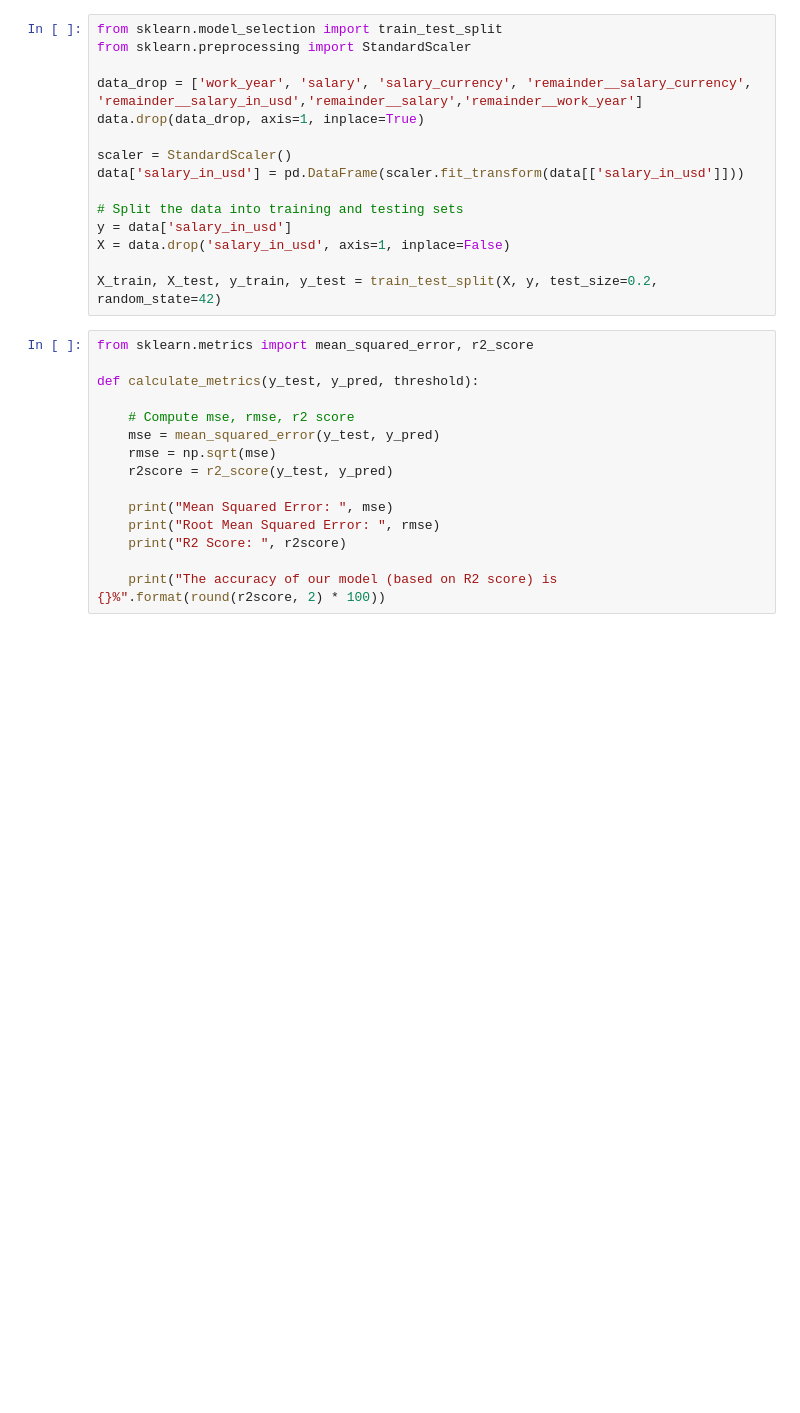
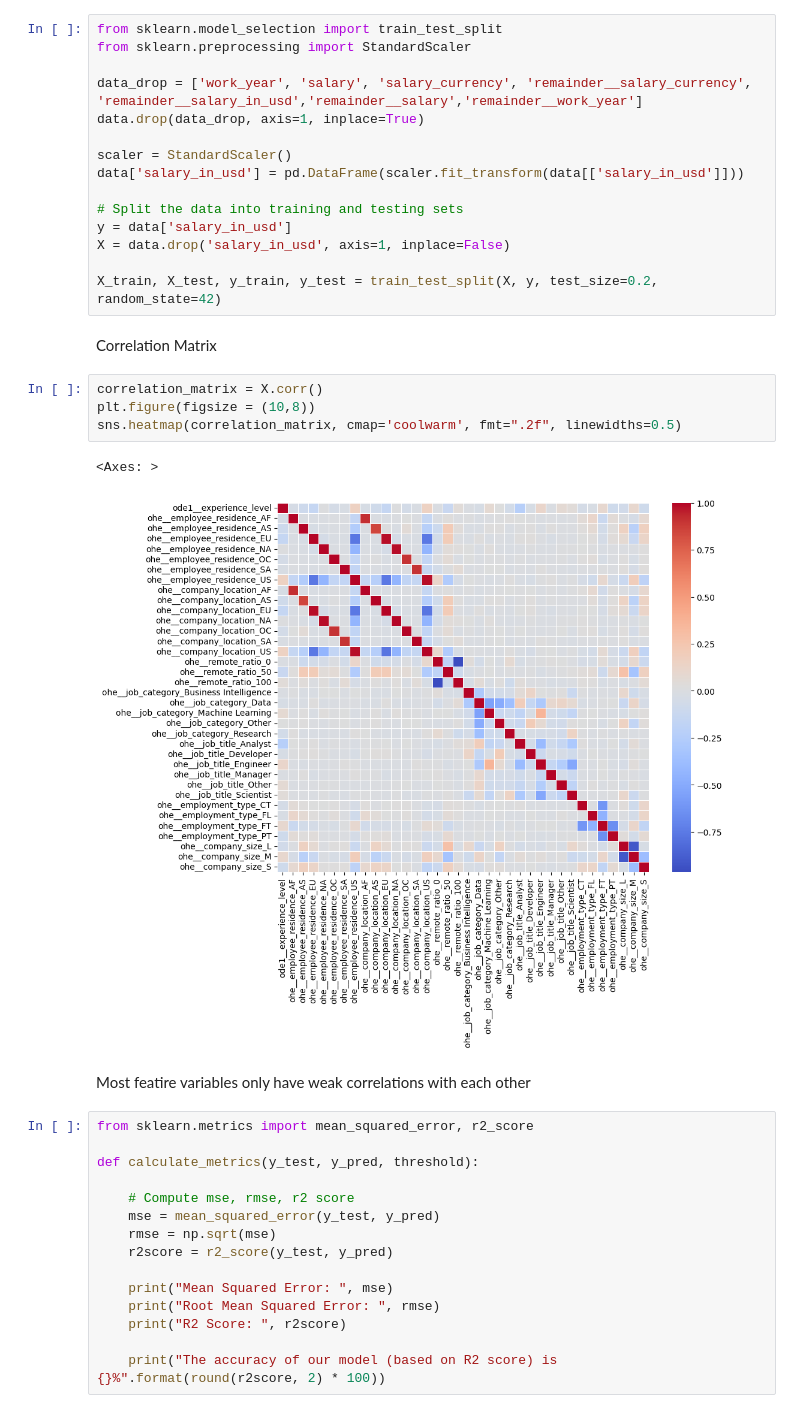
Before and after one commit to bdeanhardt/DIS_ML_Final_Project, a Jupyter notebook: exploration.ipynb, the cells around one changed output. Saved outputs shown, nothing was run; the diff lists cells and outputs as text; blank space fills up the shorter version.

```diff
--- a/exploration.ipynb
+++ b/exploration.ipynb
@@ -318,6 +343,17 @@ y = data['salary_in_usd']
 X = data.drop('salary_in_usd', axis=1, inplace=False)
 
 X_train, X_test, y_train, y_test = train_test_split(X, y, test_size=0.2, random_state=42)
+# %% [markdown]
+Correlation Matrix
+# %%
+correlation_matrix = X.corr()
+plt.figure(figsize = (10,8))
+sns.heatmap(correlation_matrix, cmap='coolwarm', fmt=".2f", linewidths=0.5)
+# %% [output]
+<Axes: >
+[figure, added]
+# %% [markdown]
+Most featire variables only have weak correlations with each other
 # %%
 from sklearn.metrics import mean_squared_error, r2_score
 
```
Also changed, not shown: parts of 23 cells of this notebook.
